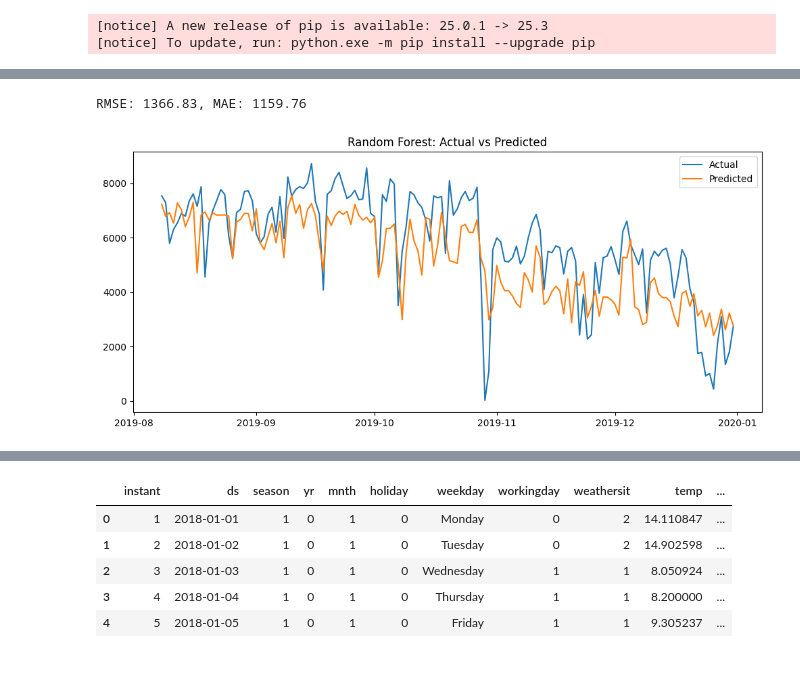
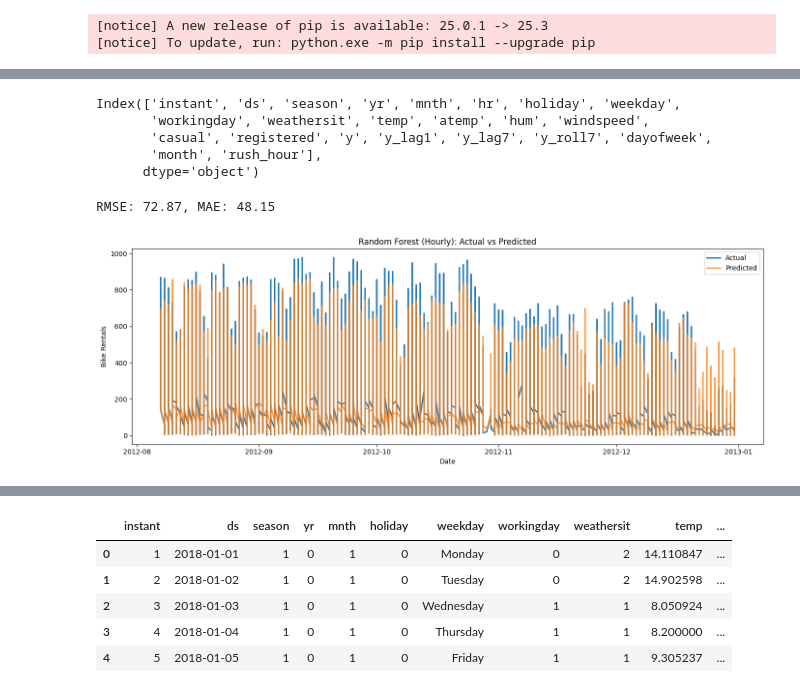
Before and after one commit to atikuddola/Forecasting-Model-Explore, a Jupyter notebook: forcast.ipynb, the cells around one changed output, grey strips where cells are left out. Cells and saved outputs as stored; diff of their text form; code cells hidden in the pictures.

```diff
--- a/forcast.ipynb
+++ b/forcast.ipynb
@@ -97,5 +121,5 @@ plt.show()
 # %%
-df_prophet['weekday'] = df_prophet['ds'].dt.day_name()
-df_prophet.groupby('weekday')['y'].mean()
+df['weekday'] = df['ds'].dt.day_name()
+df.groupby('weekday')['y'].mean()
 # %% [output]
 weekday
@@ -159,9 +174,13 @@ from sklearn.ensemble import RandomForestRegressor
 from sklearn.model_selection import train_test_split
 import pandas as pd
 
-features = ['season','yr','mnth','holiday','weekday','workingday','weathersit','temp','atemp','hum','windspeed']
+# [ 'ds', 'season', 'yr', 'mnth', 'hr', 'holiday',
+#        'workingday', 'weathersit', 'temp', 'atemp', 'hum', 'windspeed',
+#        'casual', 'registered', 'y']
+
+features = ['season','yr','mnth','hr','holiday','workingday','weathersit','temp','hum','windspeed']
 X = df[features]
-y = df['cnt']
+y = df['y']
 
 # Split for quick evaluation
 X_train, X_test, y_train, y_test = train_test_split(X, y, test_size=0.2, shuffle=False)
@@ -187,5 +252,8 @@ df_subset = df_prophet[['temp', 'atemp', 'yr', 'hum', 'ds', 'y']]
 # %%
 from prophet import Prophet
+
+
+
 model = Prophet(
     weekly_seasonality=True,
     yearly_seasonality=False,
@@ -193,9 +261,9 @@ model = Prophet(
 )
 
 
-model.fit(df_subset)
+model.fit(df)
 
-future = model.make_future_dataframe(periods=7)  # predict next 30 days
+future = model.make_future_dataframe(periods=30)  # predict next 30 days
 forecast = model.predict(future)
 
 forecast[['ds', 'yhat', 'yhat_lower', 'yhat_upper']].tail()
@@ -236,43 +304,72 @@ plt.show()
+# %%
+print(df.columns)
+# %% [output]
+Index(['instant', 'ds', 'season', 'yr', 'mnth', 'hr', 'holiday', 'weekday',
+       'workingday', 'weathersit', 'temp', 'atemp', 'hum', 'windspeed',
+       'casual', 'registered', 'y', 'y_lag1', 'y_lag7', 'y_roll7', 'dayofweek',
+       'month', 'rush_hour'],
+      dtype='object')
 # %%
 from sklearn.ensemble import RandomForestRegressor
 from sklearn.model_selection import train_test_split
 from sklearn.metrics import mean_squared_error, mean_absolute_error
 import numpy as np
 import pandas as pd
 import matplotlib.pyplot as plt
 
 # Features & target
-features = ['temp', 'atemp', 'yr', 'hum']
-X = df_prophet[features]
-y = df_prophet['y']
 
 # Split 80% train, 20% test
-split_idx = int(len(df_prophet)*0.8)
+split_idx = int(len(df)*0.8)
 X_train, X_test = X[:split_idx], X[split_idx:]
 y_train, y_test = y[:split_idx], y[split_idx:]
 
 # Train Random Forest
 rf = RandomForestRegressor(n_estimators=200, random_state=42)
 rf.fit(X_train, y_train)
 
 # Predict on test set
 y_pred = rf.predict(X_test)
 
 # Metrics
 rmse = np.sqrt(mean_squared_error(y_test, y_pred))
 mae = mean_absolute_error(y_test, y_pred)
 print(f"RMSE: {rmse:.2f}, MAE: {mae:.2f}")
 
 # Plot
-plt.figure(figsize=(12,5))
-plt.plot(df_prophet['ds'][split_idx:], y_test, label='Actual')
-plt.plot(df_prophet['ds'][split_idx:], y_pred, label='Predicted')
+# plt.figure(figsize=(12,5))
+# plt.plot(df['ds'][split_idx:], y_test, label='Actual')
+# plt.plot(df['ds'][split_idx:], y_pred, label='Predicted')
+# plt.legend()
+# plt.title("Random Forest: Actual vs Predicted")
+# plt.show()
+
+plt.figure(figsize=(14,5))
+
+plt.plot(
+    df.loc[y_test.index, 'ds'],
+    y_test,
+    label='Actual',
+    linewidth=2
+)
+
+plt.plot(
+    df.loc[y_test.index, 'ds'],
+    y_pred,
+    label='Predicted',
+    linewidth=2,
+    alpha=0.8
+)
+
 plt.legend()
-plt.title("Random Forest: Actual vs Predicted")
+plt.title("Random Forest (Hourly): Actual vs Predicted")
+plt.xlabel("Date")
+plt.ylabel("Bike Rentals")
+plt.tight_layout()
 plt.show()
 # %% [output]
-RMSE: 1366.83, MAE: 1159.76
+RMSE: 72.87, MAE: 48.15
-[figure, old version]
+[figure, new version]
 # %%
 import pandas as pd
 import numpy as np
```
Also changed, not shown: parts of 22 cells of this notebook.
